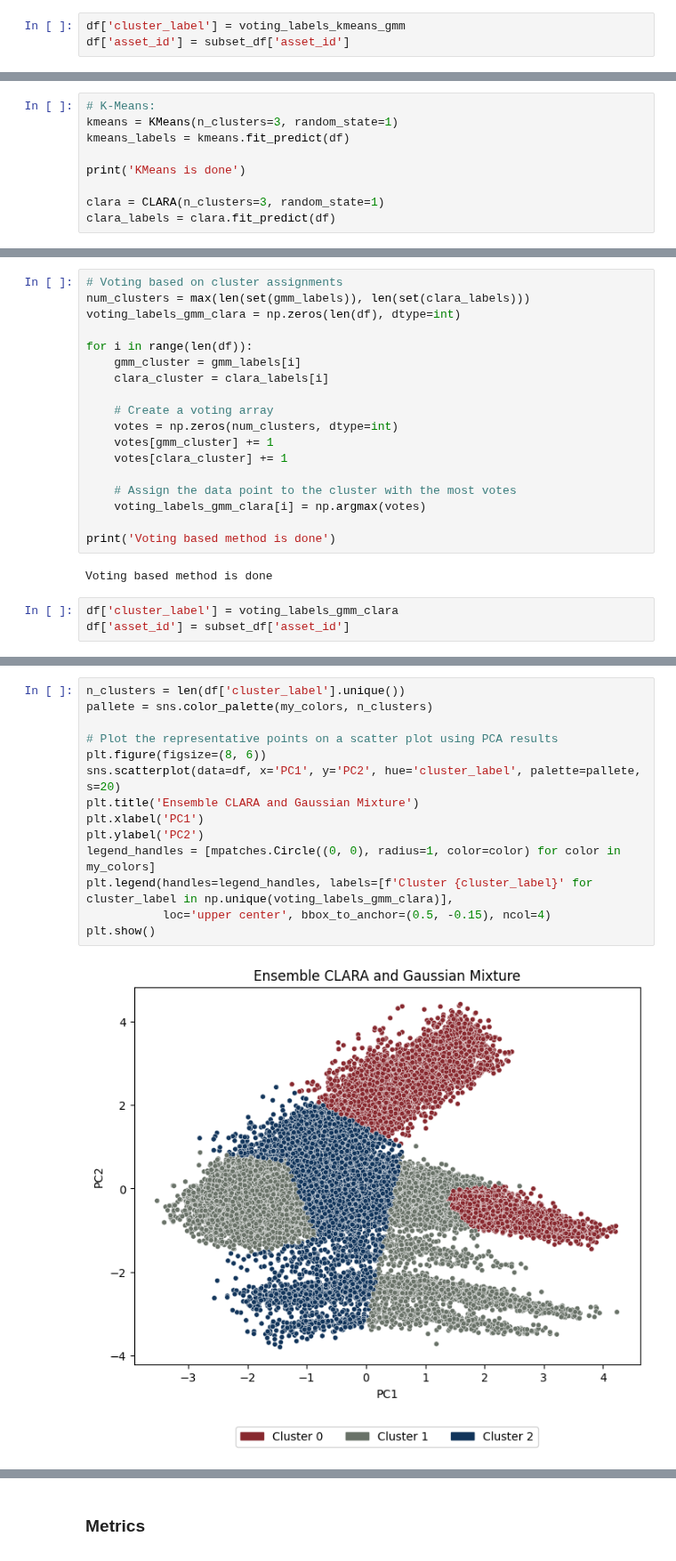
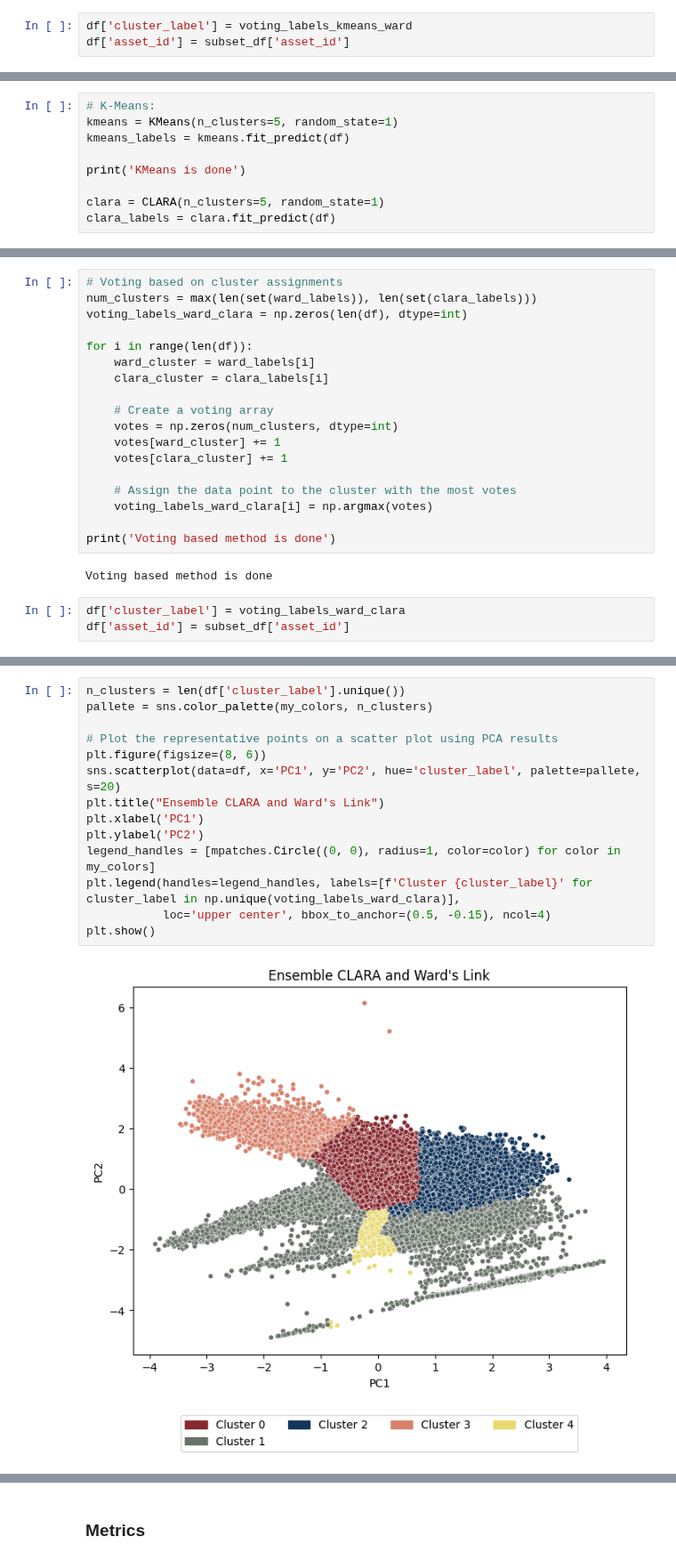
Before and after one commit to sarabreu/thesis_dev, a Jupyter notebook: 4_ensemble_models/raw_solar.ipynb, the cells around one changed output, grey strips where cells are left out. Shown at 89% size. Drawn from its saved outputs; the diff is of its cells as text.

```diff
--- a/4_ensemble_models/raw_solar.ipynb
+++ b/4_ensemble_models/raw_solar.ipynb
@@ -70,6 +76,6 @@ print('Voting based method is done')
 # %% [output]
 Voting based method is done
 # %%
-df['cluster_label'] = voting_labels_kmeans_gmm
+df['cluster_label'] = voting_labels_kmeans_ward
 df['asset_id'] = subset_df['asset_id']
 # %%
@@ -220,12 +227,12 @@ results_df
 df = df[['PC1', 'PC2']]
 # %%
 # K-Means:
-kmeans = KMeans(n_clusters=3, random_state=1)
+kmeans = KMeans(n_clusters=5, random_state=1)
 kmeans_labels = kmeans.fit_predict(df)
 
 print('KMeans is done')
 
-clara = CLARA(n_clusters=3, random_state=1)
+clara = CLARA(n_clusters=5, random_state=1)
 clara_labels = clara.fit_predict(df)
 # %% [output]
 KMeans is done
@@ -350,25 +359,25 @@ results_df
 df = df[['PC1', 'PC2']]
 # %%
 # Voting based on cluster assignments
-num_clusters = max(len(set(gmm_labels)), len(set(clara_labels)))
-voting_labels_gmm_clara = np.zeros(len(df), dtype=int)
+num_clusters = max(len(set(ward_labels)), len(set(clara_labels)))
+voting_labels_ward_clara = np.zeros(len(df), dtype=int)
 
 for i in range(len(df)):
-    gmm_cluster = gmm_labels[i]
+    ward_cluster = ward_labels[i]
     clara_cluster = clara_labels[i]
 
     # Create a voting array
     votes = np.zeros(num_clusters, dtype=int)
-    votes[gmm_cluster] += 1
+    votes[ward_cluster] += 1
     votes[clara_cluster] += 1
 
     # Assign the data point to the cluster with the most votes
-    voting_labels_gmm_clara[i] = np.argmax(votes)
+    voting_labels_ward_clara[i] = np.argmax(votes)
 
 print('Voting based method is done')
 # %% [output]
 Voting based method is done
 # %%
-df['cluster_label'] = voting_labels_gmm_clara
+df['cluster_label'] = voting_labels_ward_clara
 df['asset_id'] = subset_df['asset_id']
 # %%
@@ -376,19 +385,19 @@ df.to_csv('results/raw_solar/gmm_clara.csv', index = False)
 # %%
 n_clusters = len(df['cluster_label'].unique())
 pallete = sns.color_palette(my_colors, n_clusters)
 
 # Plot the representative points on a scatter plot using PCA results
 plt.figure(figsize=(8, 6))
 sns.scatterplot(data=df, x='PC1', y='PC2', hue='cluster_label', palette=pallete, s=20)
-plt.title('Ensemble CLARA and Gaussian Mixture')
+plt.title("Ensemble CLARA and Ward's Link")
 plt.xlabel('PC1')
 plt.ylabel('PC2')
 legend_handles = [mpatches.Circle((0, 0), radius=1, color=color) for color in my_colors]
-plt.legend(handles=legend_handles, labels=[f'Cluster {cluster_label}' for cluster_label in np.unique(voting_labels_gmm_clara)],
+plt.legend(handles=legend_handles, labels=[f'Cluster {cluster_label}' for cluster_label in np.unique(voting_labels_ward_clara)],
            loc='upper center', bbox_to_anchor=(0.5, -0.15), ncol=4)
 plt.show()
 # %% [output]
-[figure, old version]
+[figure, new version]
 # %%
 most_frequent_clusters = df.groupby('asset_id')['cluster_label'].agg(lambda x: np.bincount(x).argmax())
 
```
Also changed, not shown: parts of 45 cells of this notebook, 8 other files.
